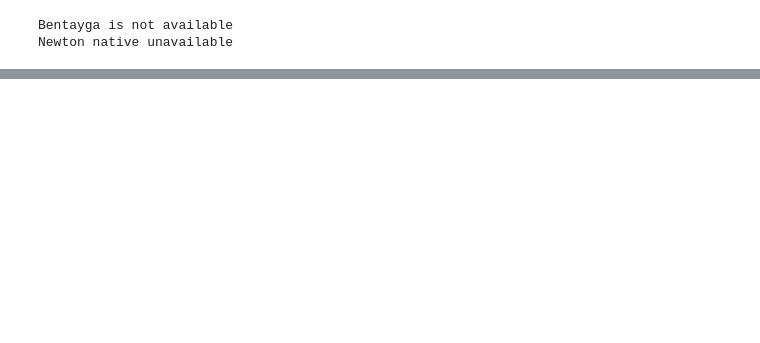
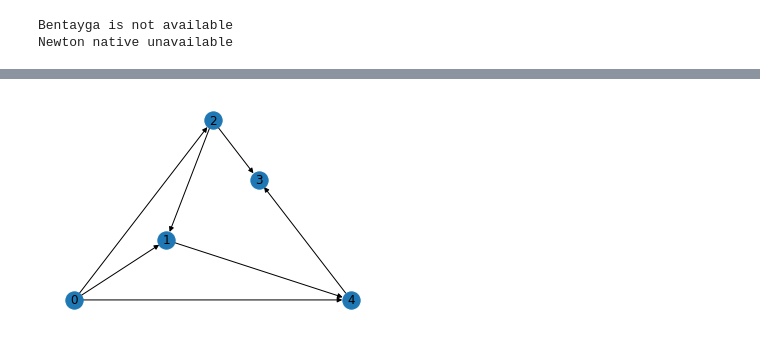
Before and after one commit to yasirroni/GridCalPlayground, a Jupyter notebook: notebooks/1_acpf.ipynb, the cells around one changed output, grey strips where cells are left out. Drawn from its saved outputs; the diff is of its cells as text; code cells hidden in the pictures; blank space fills up the shorter version.

```diff
--- a/notebooks/1_acpf.ipynb
+++ b/notebooks/1_acpf.ipynb
@@ -73,0 +84,8 @@ grid.plot_graph(ax=ax) # figure located at `fig`
+# %%
+grid.build_graph_real_power_flow(power_flow.results.If)
+
+fig = plt.figure()
+ax = fig.add_subplot(111)
+nx.draw(grid.graph_real_power_flow, pos=nx.planar_layout(grid.graph), ax=ax, with_labels=True)
+# %% [output]
+[figure, added]
```
Also changed, not shown: parts of 5 cells of this notebook, 1 other file.
